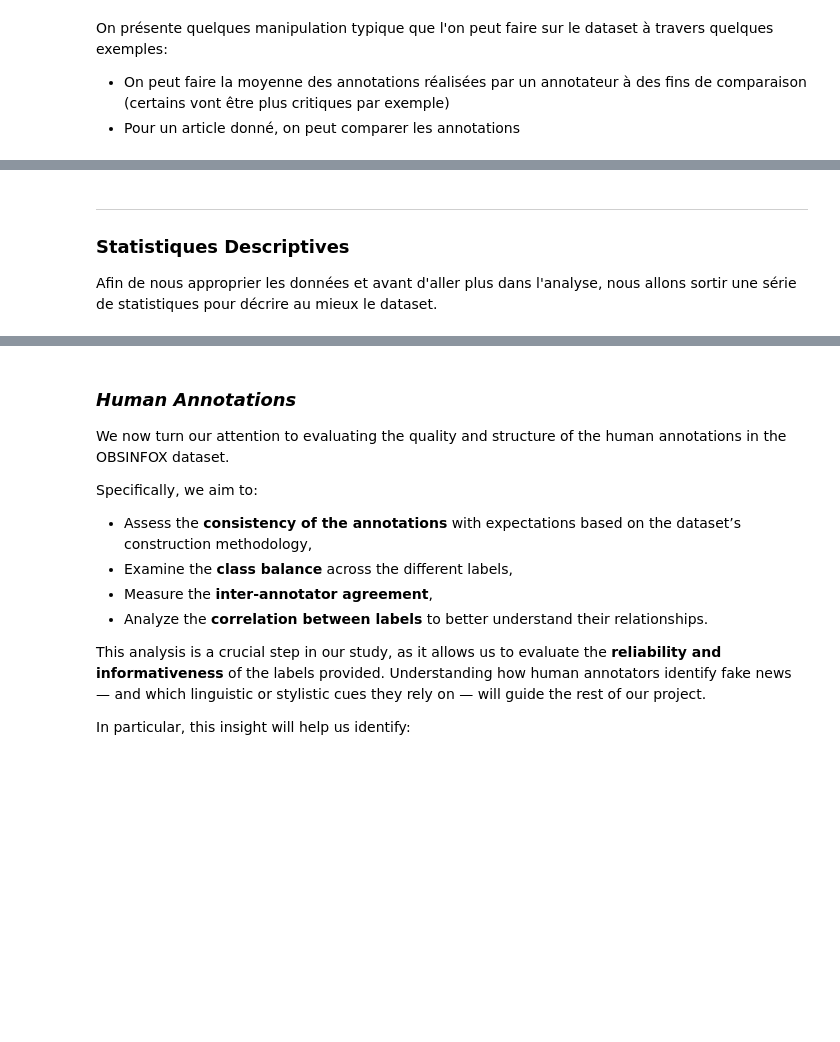
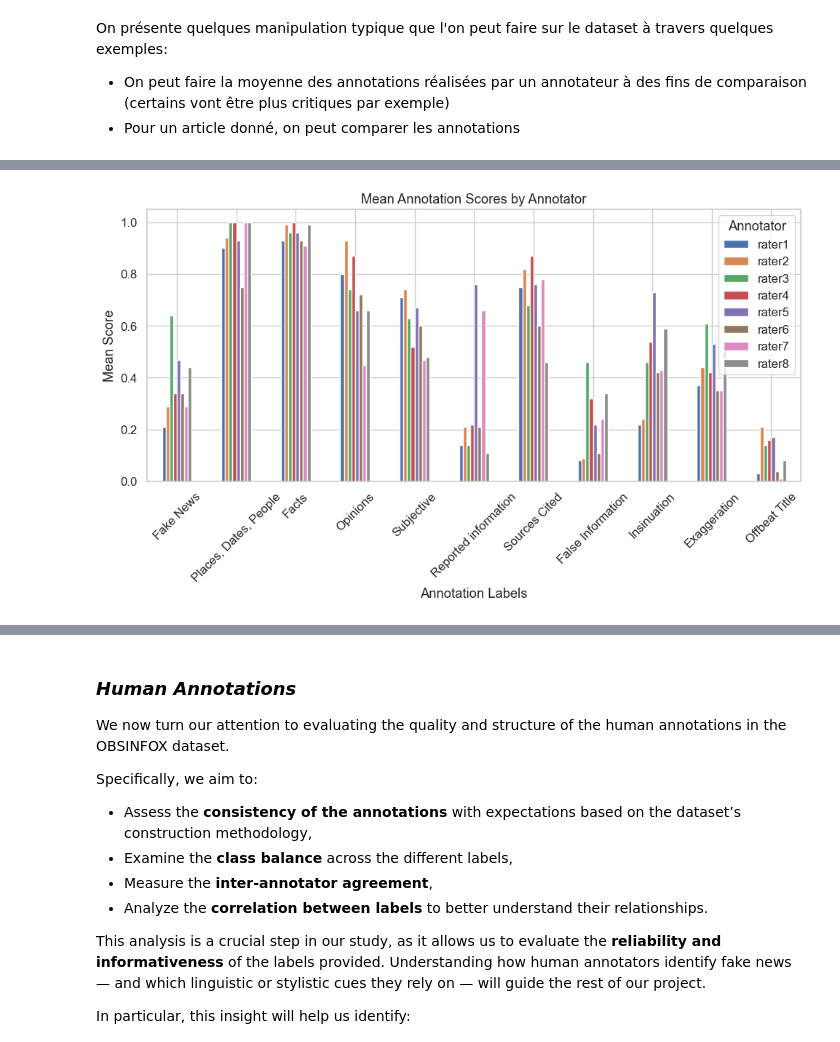
Before and after one commit to PyTomSss/NLP_ENSAE_Project, a Jupyter notebook: main.ipynb, the cells around one changed output, grey strips where cells are left out. Cells and saved outputs as stored; diff of their text form; code cells hidden in the pictures; blank space fills up the shorter version.

```diff
--- a/main.ipynb
+++ b/main.ipynb
@@ -160,0 +188,2 @@ df['article_id'] =
+# %%
+df['Article ID'] = df.index % 100
@@ -160,0 +210,11 @@ df['article_id'] =
+# %%
+def extract_text_from_url(url):
+    try:
+        article = Article(url)
+        article.download()
+        article.parse()
+        return article.text
+    except:
+        return None
+
+extract_text_from_url(df.iloc[0]['URL'])
@@ -160,0 +225,15 @@ df['article_id'] =
+# %%
+tqdm.pandas()
+
+urls = df['URL'].drop_duplicates().head(100)
+
+url_to_text = {}
+
+for url in tqdm(urls):
+    url_to_text[url] = extract_text_from_url(url)
+# %%
+df['text'] = df['URL'].map(url_to_text)
+
+print("Number of Missing Texts \n")
+
+df.iloc[0:100]['text'].isna().sum()
@@ -184,16 +339,12 @@ display(grouped_means)
 # %%
-grouped_means.T.plot(kind='bar', figsize=(12, 6))
+grouped_means.T.plot(kind='bar', figsize=(10, 6))
 
-plt.title("📊 Mean Annotation Scores by Annotator")
+plt.title("Mean Annotation Scores by Annotator")
 plt.xlabel("Annotation Labels")
 plt.ylabel("Mean Score")
 plt.xticks(rotation=45)
 plt.legend(title="Annotator")
 plt.tight_layout()
 plt.show()
+# %% [output]
+[figure, added]
-# %% [markdown]
----
-
-### **Statistiques Descriptives**
-
-Afin de nous approprier les données et avant d'aller plus dans l'analyse, nous allons sortir une série de statistiques pour décrire au mieux le dataset.
```
Also changed, not shown: parts of 67 cells of this notebook, 1 other file.
